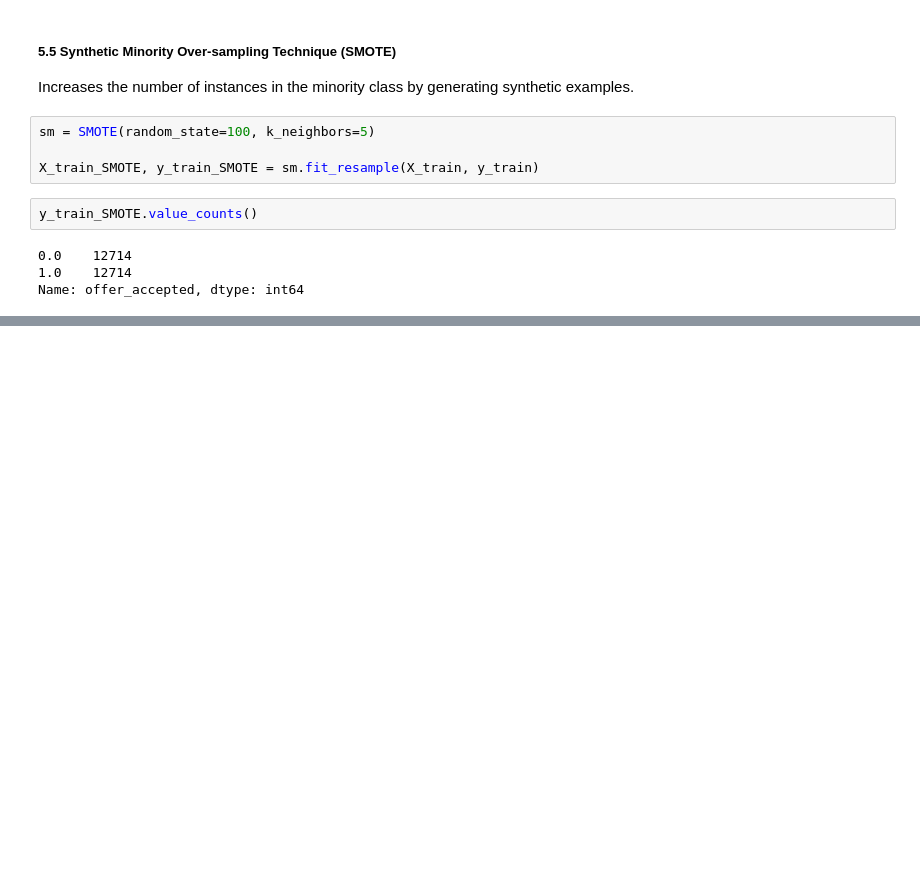
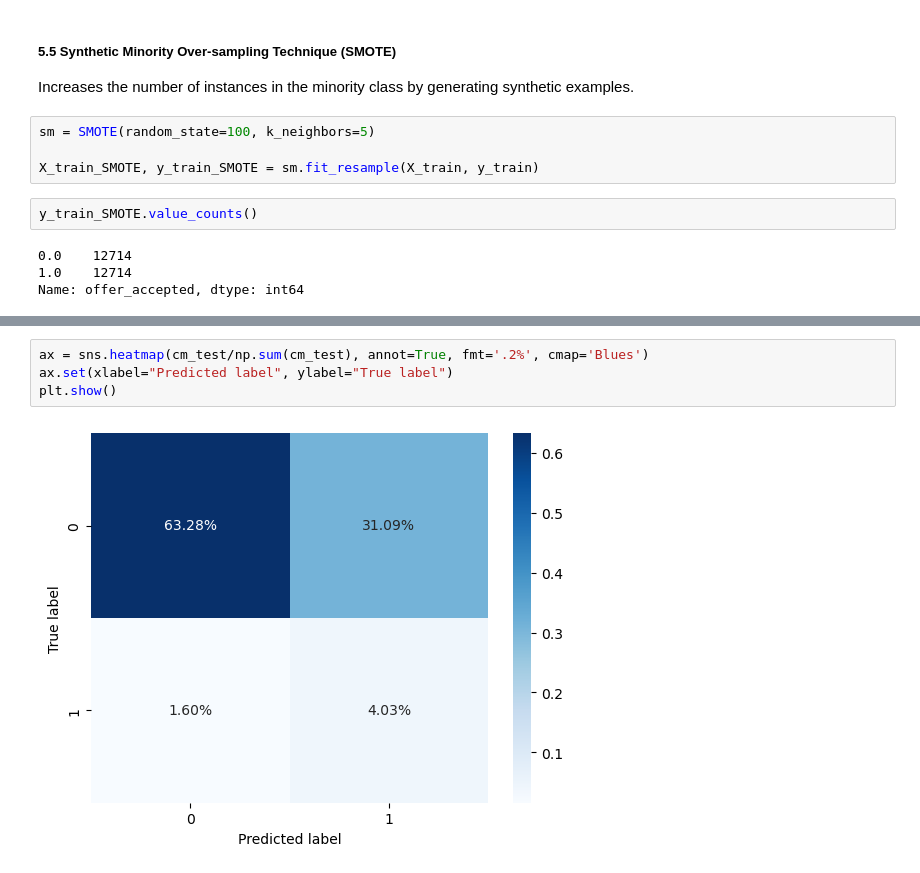
Before and after one commit to RetCast/data_mid_bootcamp_project_classification, a Jupyter notebook: data_mid_bootcamp_project_classification.ipynb, the cells around one changed output, grey strips where cells are left out. Drawn from its saved outputs; the diff is of its cells as text; blank space fills up the shorter version.

```diff
--- a/data_mid_bootcamp_project_classification.ipynb
+++ b/data_mid_bootcamp_project_classification.ipynb
@@ -803,0 +777,6 @@ plt.show()
+# %%
+ax = sns.heatmap(cm_test/np.sum(cm_test), annot=True, fmt='.2%', cmap='Blues')
+ax.set(xlabel="Predicted label", ylabel="True label")
+plt.show()
+# %% [output]
+[figure, added]
```
Also changed, not shown: parts of 31 cells of this notebook.
